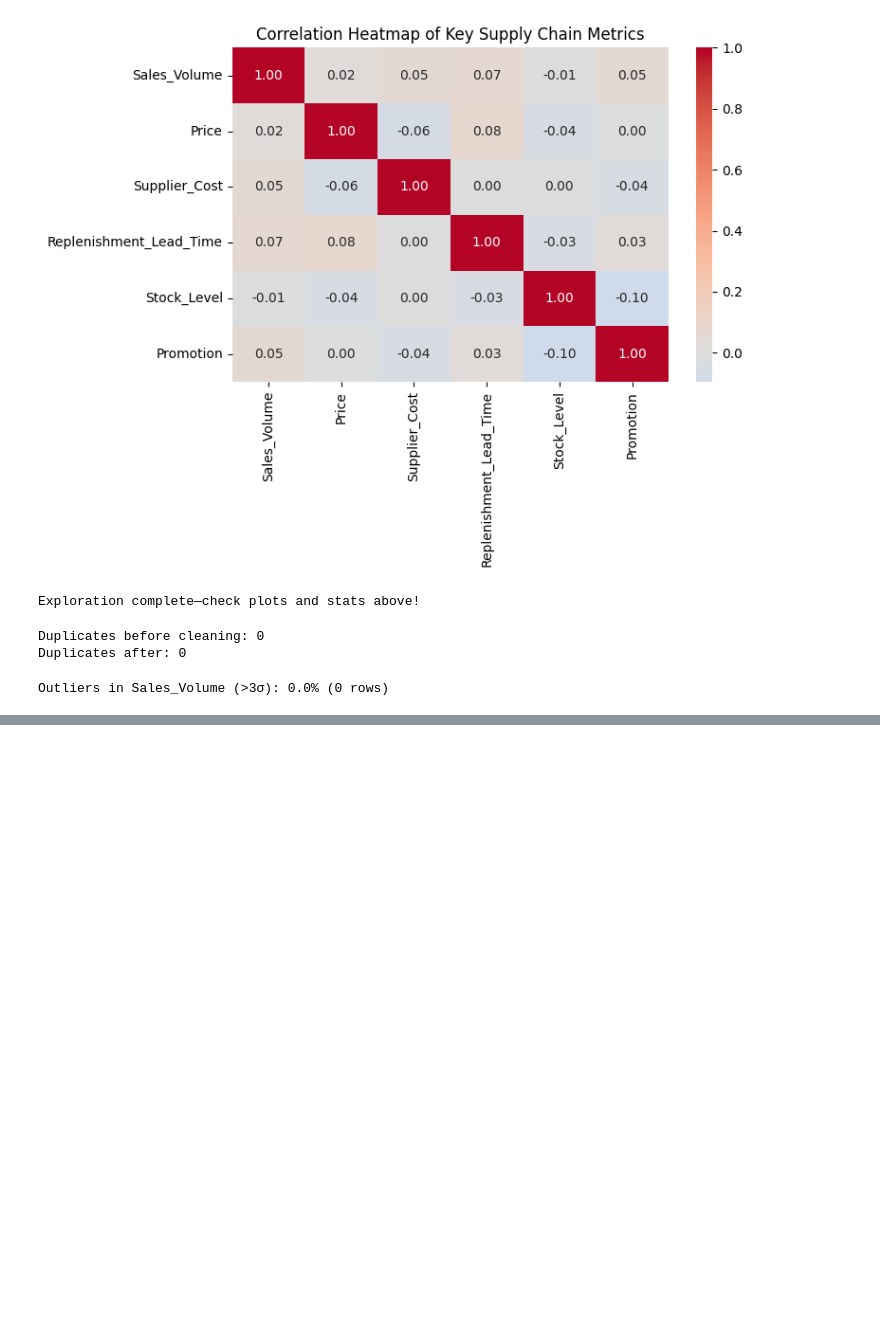
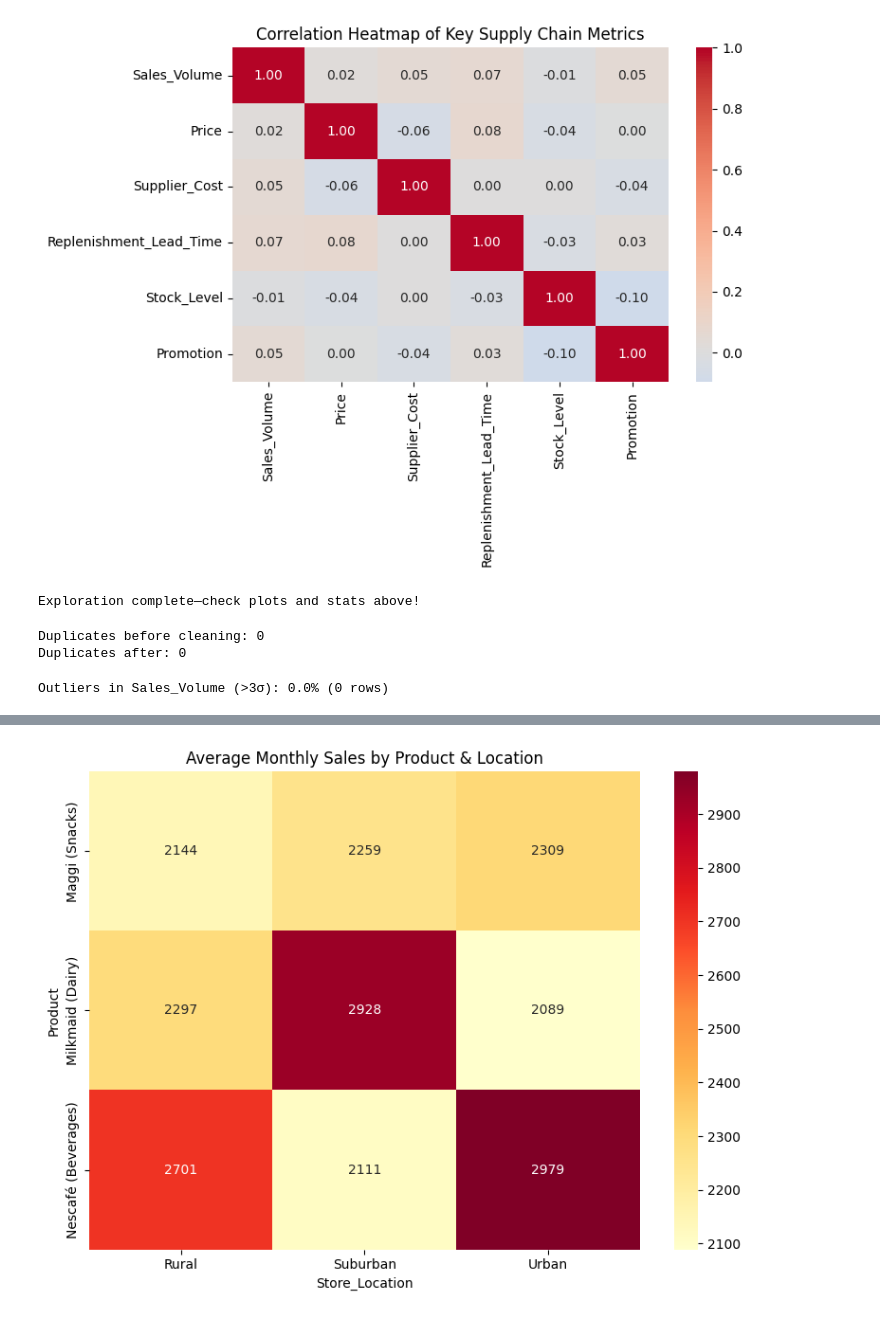
Before and after one commit to 0BLUEBIRD0/AI-supply-chain-nestle, a Jupyter notebook: Phase 2/data_exploration.ipynb, the cells around one changed output, grey strips where cells are left out. Drawn from its saved outputs; the diff is of its cells as text; code cells hidden in the pictures; blank space fills up the shorter version.

```diff
--- a/Phase 2/data_exploration.ipynb
+++ b/Phase 2/data_exploration.ipynb
@@ -198,0 +250,9 @@ OSError: Cannot save file into a non-existent directory: 'data\processed'
+# %%
+pivot_loc = df_monthly.pivot_table(values='Monthly_Sales_Total', index='Product', columns='Store_Location', aggfunc='mean').round(0)
+plt.figure(figsize=(8, 6))
+sns.heatmap(pivot_loc, annot=True, cmap='YlOrRd', fmt='.0f')
+plt.title('Average Monthly Sales by Product & Location')
+plt.tight_layout()
+plt.show()
+# %% [output]
+[figure, added]
```
Also changed, not shown: parts of 8 cells of this notebook, 5 other files.
